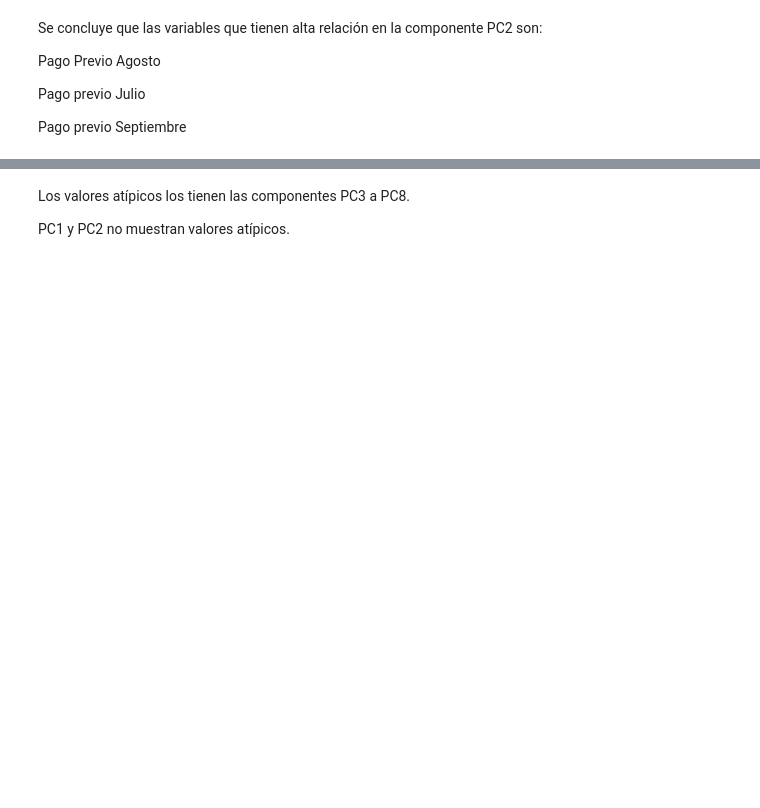
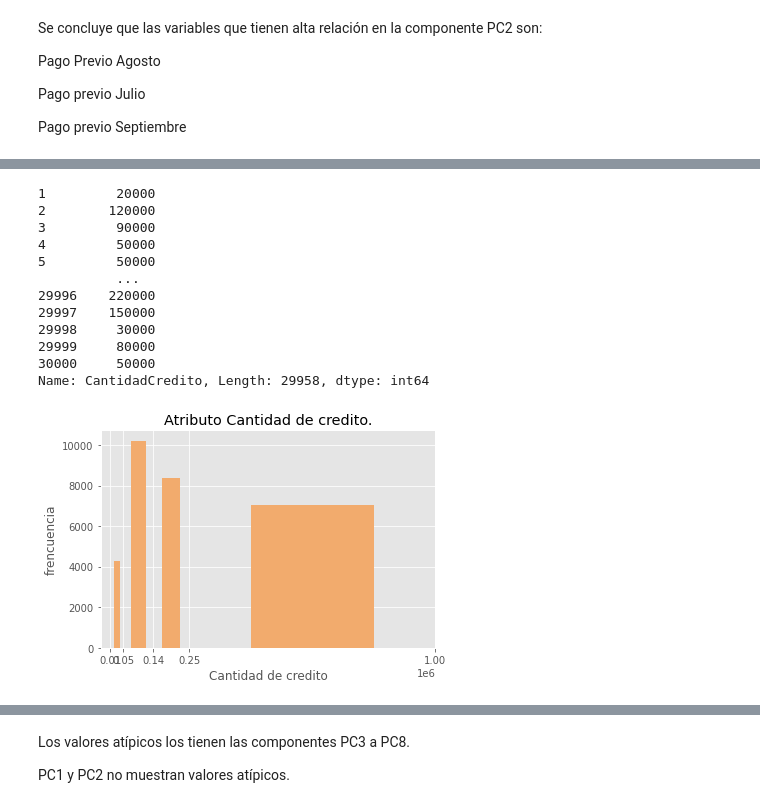
Before and after one commit to PosgradoMNA/actividades-de-aprendizaje-a00377571, a Jupyter notebook: Semana6_visualizacion.ipynb, the cells around one changed output, grey strips where cells are left out. Saved outputs shown, nothing was run; the diff lists cells and outputs as text; code cells hidden in the pictures; blank space fills up the shorter version.

```diff
--- a/Semana6_visualizacion.ipynb
+++ b/Semana6_visualizacion.ipynb
@@ -672,0 +677,28 @@ Name: PC2, dtype: float64
+# %%
+import matplotlib.pyplot as plot
+
+canti=ndf['CantidadCredito']
+print(ndf['CantidadCredito'])
+intervalos=[10000,50000,140000,250000,1000000]
+
+plot.hist(x=canti, bins=intervalos, color='#F2AB6D', rwidth=0.5)
+plot.title('Atributo Cantidad de credito.')
+plot.xlabel('Cantidad de credito')
+plot.ylabel('frencuencia')
+plot.xticks(intervalos)
+
+plot.show() #dibujamos el histograma
+# %% [output]
+1         20000
+2        120000
+3         90000
+4         50000
+5         50000
+          ...
+29996    220000
+29997    150000
+29998     30000
+29999     80000
+30000     50000
+Name: CantidadCredito, Length: 29958, dtype: int64
+[figure, added]
```
Also changed, not shown: parts of 27 cells of this notebook.
